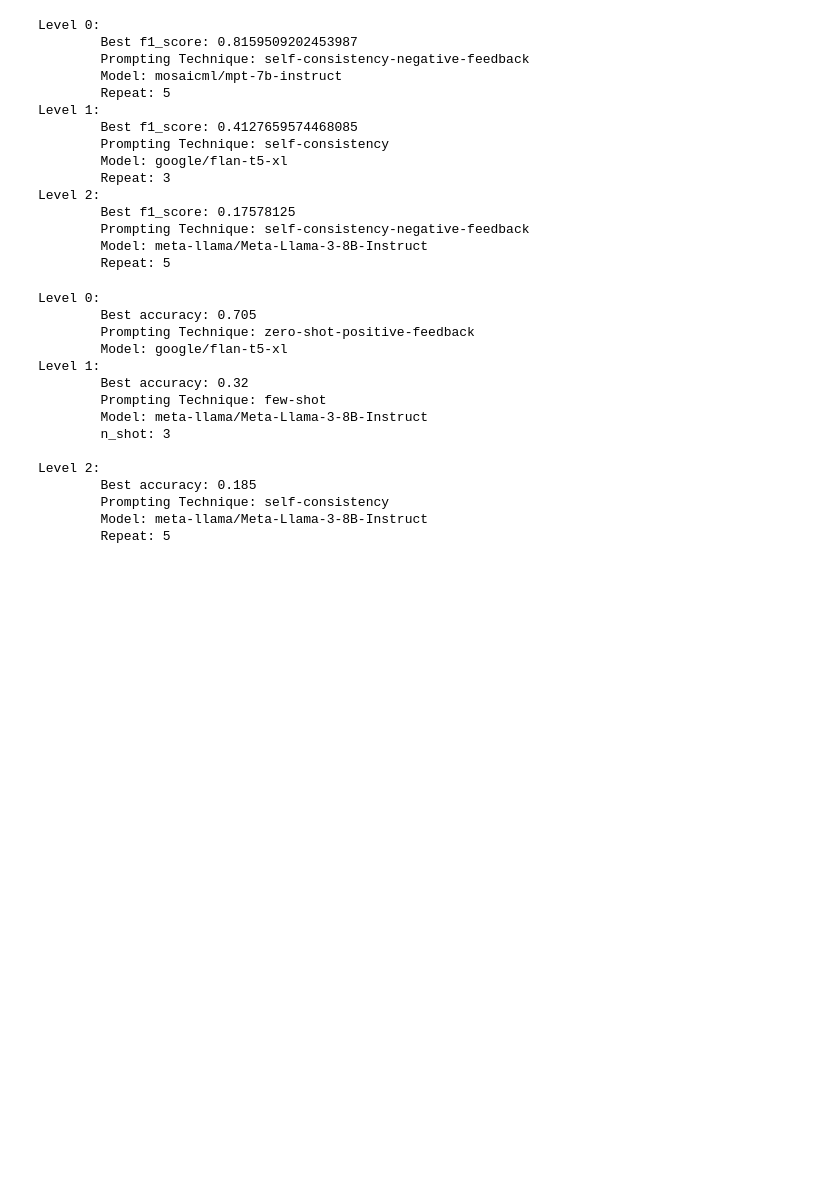
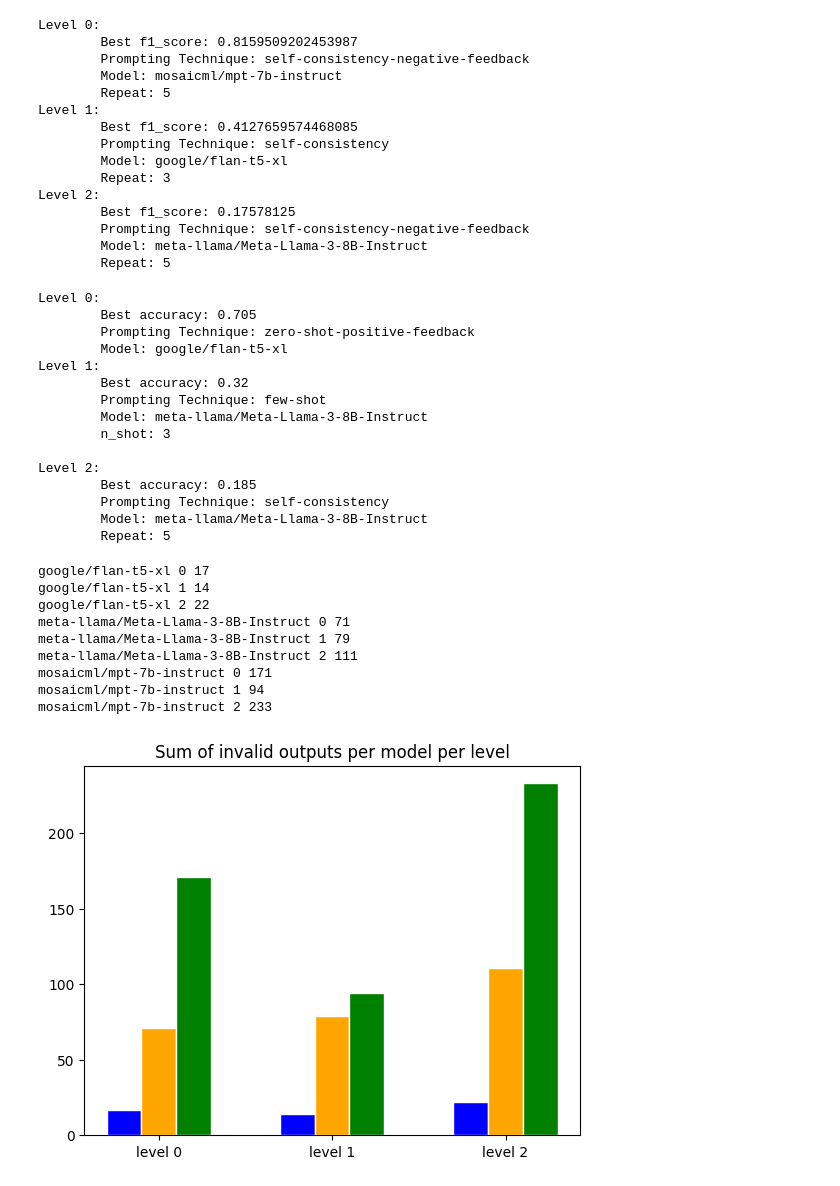
Before and after one commit to bbjoverbeek/fallacy-detection, a Jupyter notebook: charts_and_graphs.ipynb, the cells around one changed output. Saved outputs shown, nothing was run; the diff lists cells and outputs as text; code cells hidden in the pictures; blank space fills up the shorter version.

Commit message:
Add invalid outputs barplot

```diff
--- a/charts_and_graphs.ipynb
+++ b/charts_and_graphs.ipynb
@@ -124,3 +123,30 @@ Level 2:
         Prompting Technique: self-consistency
         Model: meta-llama/Meta-Llama-3-8B-Instruct
         Repeat: 5
+# %%
+# invalid outputs per model per level
+
+df = pd.read_csv('output_micro_scores_2.csv')
+
+ax = plt.subplot(111)
+for model, offset, color in zip(('google/flan-t5-xl', 'meta-llama/Meta-Llama-3-8B-Instruct', 'mosaicml/mpt-7b-instruct'), (-0.2, 0, 0.2), ('blue', 'orange', 'green')):
+    # flant5 is blue, llama is orange, mpt is green
+    invalid = [df[(df['model'] == model) & (df['level'] == level)].dropna()['invalid_output'].sum() for level in (0, 1, 2)]
+    for index, value in enumerate(invalid):
+        print(model, index, value)
+        ax.bar(index + offset, value, width=0.2, color=color, edgecolor='white', align='center')
+
+plt.title('Sum of invalid outputs per model per level')
+plt.xticks((0, 1, 2), ('level 0', 'level 1', 'level 2'))
+plt.show()
+# %% [output]
+google/flan-t5-xl 0 17
+google/flan-t5-xl 1 14
+google/flan-t5-xl 2 22
+meta-llama/Meta-Llama-3-8B-Instruct 0 71
+meta-llama/Meta-Llama-3-8B-Instruct 1 79
+meta-llama/Meta-Llama-3-8B-Instruct 2 111
+mosaicml/mpt-7b-instruct 0 171
+mosaicml/mpt-7b-instruct 1 94
+mosaicml/mpt-7b-instruct 2 233
+[figure, added]
```
Also changed, not shown: parts of 2 cells of this notebook.
